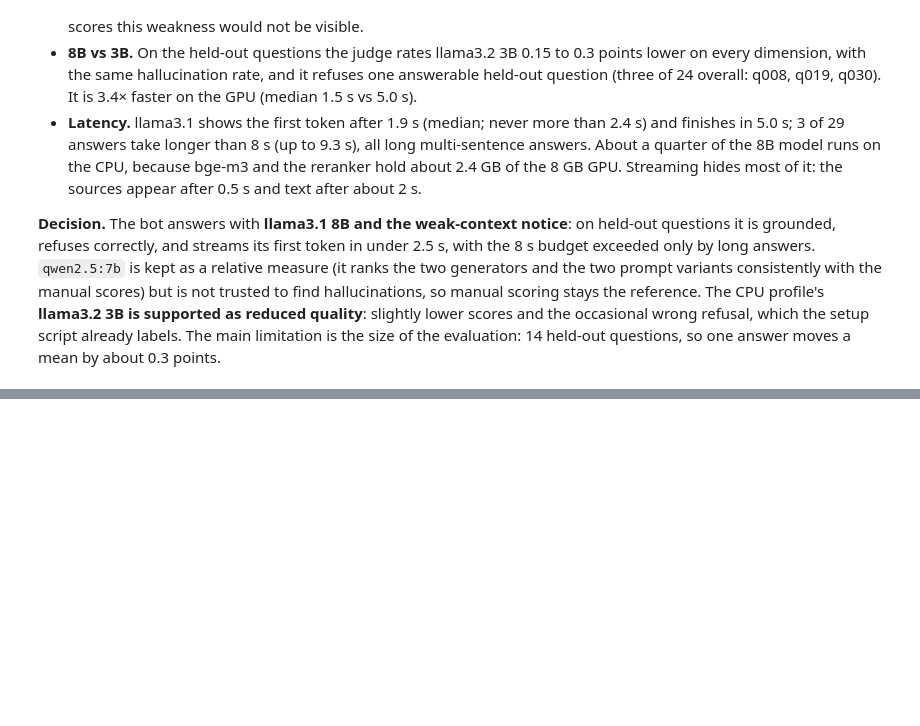
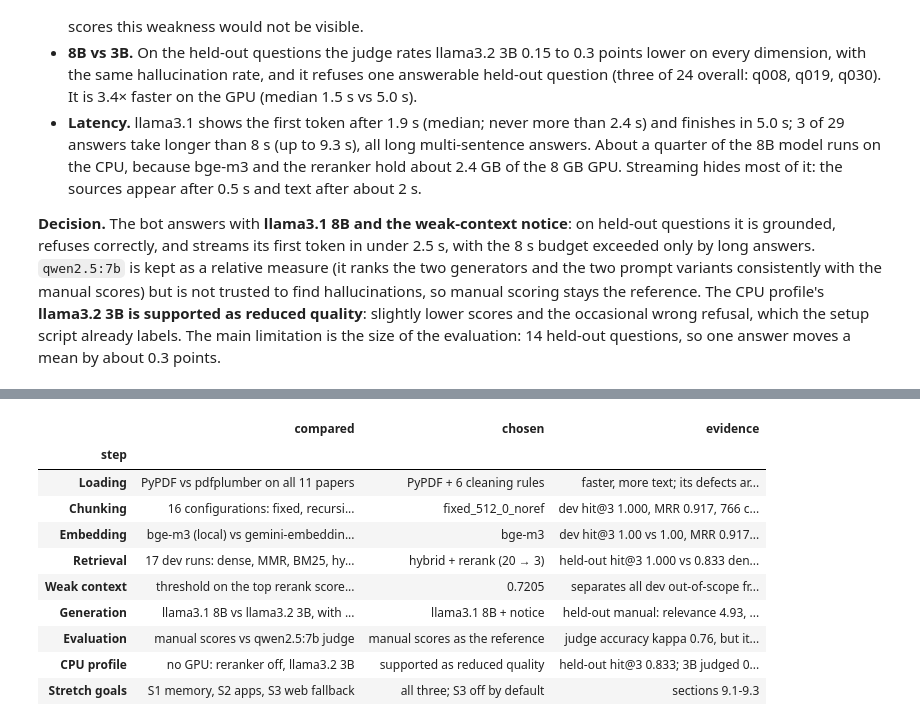
Before and after one commit to AHILL-0121/Research-Paper-Answer-Bot, a Jupyter notebook: backend/notebooks/capstone.ipynb, the cells around one changed output, grey strips where cells are left out. Drawn from its saved outputs; the diff is of its cells as text; code cells hidden in the pictures; blank space fills up the shorter version.

```diff
--- a/backend/notebooks/capstone.ipynb
+++ b/backend/notebooks/capstone.ipynb
@@ -1465,0 +1703,55 @@ fig.tight_layout()
+# %%
+import numpy as np
+
+exp = pd.read_csv(CONFIG.paths.experiments)
+pick = lambda **kw: exp.loc[np.logical_and.reduce([exp[k] == v for k, v in kw.items()])].iloc[0]
+
+n_chunk = (exp["stage"] == "chunking").sum()
+chunk = pick(stage="chunking", chunking=CONFIG.chunk_spec.slug)
+bge_dev, gem_dev = pick(stage="embedding", embedding_model="BAAI/bge-m3"), pick(stage="embedding", embedding_model="models/gemini-embedding-001")
+n_retrieval = ((exp["stage"] == "retrieval") & (exp["split"] == "dev")).sum()
+held = exp[exp["split"] == "held_out"].set_index("notes")
+final_held = held.loc["held-out, reported only: final system"]
+base_held = held.loc["held-out, reported only: baseline"]
+cpu_held = held.loc["held-out, reported only: CPU profile (no reranker)"]
+manual_held = score_summary(manual[manual["question_id"].map(split_of) == "held_out"],
+                            main_answers[main_answers["split"] == "held_out"])
+judge_agree = agreement(manual, judge_main)
+
+summary = pd.DataFrame([
+    ("Loading", "PyPDF vs pdfplumber on all 11 papers", "PyPDF + 6 cleaning rules",
+     "faster, more text; its defects are repairable (section 2)"),
+    ("Chunking", f"{n_chunk} configurations: fixed, recursive, semantic; with and without references",
+     CONFIG.chunk_spec.slug, f"dev hit@3 {chunk.hit_at_3:.3f}, MRR {chunk.mrr:.3f}, {int(chunk.num_chunks)} chunks"),
+    ("Embedding", "bge-m3 (local) vs gemini-embedding-001 (API)", "bge-m3",
+     f"dev hit@3 {bge_dev.hit_at_3:.2f} vs {gem_dev.hit_at_3:.2f}, MRR {bge_dev.mrr:.3f} vs {gem_dev.mrr:.3f}; "
+     f"index built in {bge_dev.embed_seconds:.0f} s vs {gem_dev.embed_seconds:.0f} s; no API dependency"),
+    ("Retrieval", f"{n_retrieval} dev runs: dense, MMR, BM25, hybrid, hybrid + rerank, multi-query",
+     "hybrid + rerank (20 → 3)",
+     f"held-out hit@3 {final_held.hit_at_3:.3f} vs {base_held.hit_at_3:.3f} dense; MRR {final_held.mrr:.3f} vs "
+     f"{base_held.mrr:.3f}; {final_held.latency_ms / 1000:.2f} s"),
+    ("Weak context", "threshold on the top rerank score, dev questions", f"{CONFIG.confidence_thresholds['rerank']}",
+     "separates all dev out-of-scope from answerable questions; with the prompt notice, 5/5 out-of-scope refused"),
+    ("Generation", "llama3.1 8B vs llama3.2 3B, with and without the weak-context notice", "llama3.1 8B + notice",
+     f"held-out manual: relevance {manual_held['relevance']:.2f}, accuracy {manual_held['accuracy']:.2f}, "
+     f"groundedness {manual_held['groundedness']:.2f}; hallucination rate {manual_held['hallucination_rate']:.2f}"),
+    ("Evaluation", "manual scores vs qwen2.5:7b judge", "manual scores as the reference",
+     f"judge accuracy kappa {judge_agree.loc['accuracy', 'kappa_quadratic']:.2f}, but it finds 1 of 4 hallucinations"),
+    ("CPU profile", "no GPU: reranker off, llama3.2 3B", "supported as reduced quality",
+     f"held-out hit@3 {cpu_held.hit_at_3:.3f}; 3B judged 0.15-0.3 lower"),
+    ("Stretch goals", "S1 memory, S2 apps, S3 web fallback", "all three; S3 off by default", "sections 9.1-9.3"),
+], columns=["step", "compared", "chosen", "evidence"]).set_index("step")
+with pd.option_context("display.max_colwidth", 120):
+    display(summary)
+# %% [output]
+|  | compared | chosen | evidence |
+| step |  |  |  |
+| Loading | PyPDF vs pdfplumber on all 11 papers | PyPDF + 6 cleaning rules | faster, more text; its defects ar... |
+| Chunking | 16 configurations: fixed, recursi... | fixed_512_0_noref | dev hit@3 1.000, MRR 0.917, 766 c... |
+| Embedding | bge-m3 (local) vs gemini-embeddin... | bge-m3 | dev hit@3 1.00 vs 1.00, MRR 0.917... |
+| Retrieval | 17 dev runs: dense, MMR, BM25, hy... | hybrid + rerank (20 → 3) | held-out hit@3 1.000 vs 0.833 den... |
+| Weak context | threshold on the top rerank score... | 0.7205 | separates all dev out-of-scope fr... |
+| Generation | llama3.1 8B vs llama3.2 3B, with ... | llama3.1 8B + notice | held-out manual: relevance 4.93, ... |
+| Evaluation | manual scores vs qwen2.5:7b judge | manual scores as the reference | judge accuracy kappa 0.76, but it... |
+| CPU profile | no GPU: reranker off, llama3.2 3B | supported as reduced quality | held-out hit@3 0.833; 3B judged 0... |
+| Stretch goals | S1 memory, S2 apps, S3 web fallback | all three; S3 off by default | sections 9.1-9.3 |
```
Also changed, not shown: parts of 21 cells of this notebook, 13 other files.
